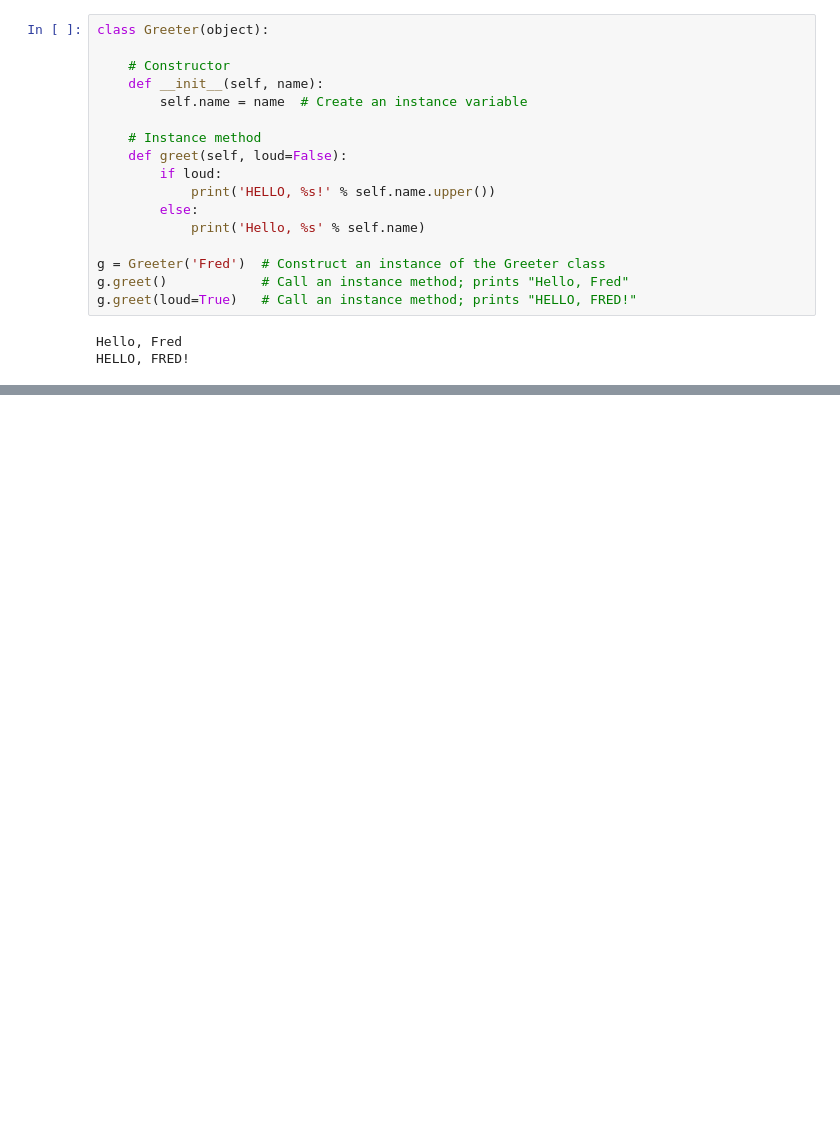
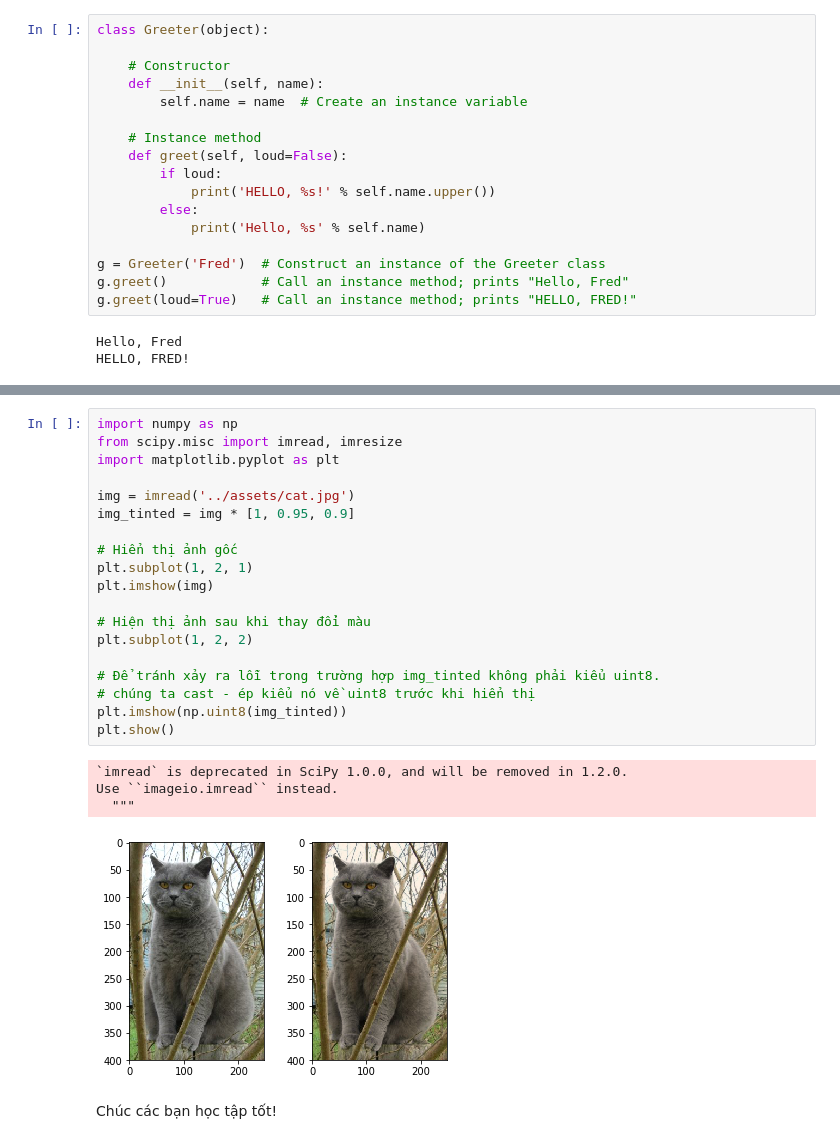
Before and after one commit to behitek/blog_resources, a Jupyter notebook: python-tutorial/python_tutorial.ipynb, the cells around one changed output, grey strips where cells are left out. Cells and saved outputs as stored; diff of their text form; blank space fills up the shorter version.

```diff
--- a/python-tutorial/python_tutorial.ipynb
+++ b/python-tutorial/python_tutorial.ipynb
@@ -356,0 +963,26 @@ HELLO, FRED!
+# %%
+import numpy as np
+from scipy.misc import imread, imresize
+import matplotlib.pyplot as plt
+
+img = imread('../assets/cat.jpg')
+img_tinted = img * [1, 0.95, 0.9]
+
+# Hiển thị ảnh gốc
+plt.subplot(1, 2, 1)
+plt.imshow(img)
+
+# Hiện thị ảnh sau khi thay đổi màu
+plt.subplot(1, 2, 2)
+
+# Để tránh xảy ra lỗi trong trường hợp img_tinted không phải kiểu uint8.
+# chúng ta cast - ép kiểu nó về uint8 trước khi hiển thị
+plt.imshow(np.uint8(img_tinted))
+plt.show()
+# %% [output]
+`imread` is deprecated in SciPy 1.0.0, and will be removed in 1.2.0.
+Use ``imageio.imread`` instead.
+  """
+[figure, added]
+# %% [markdown]
+Chúc các bạn học tập tốt!
```
Also changed, not shown: parts of 37 cells of this notebook.
